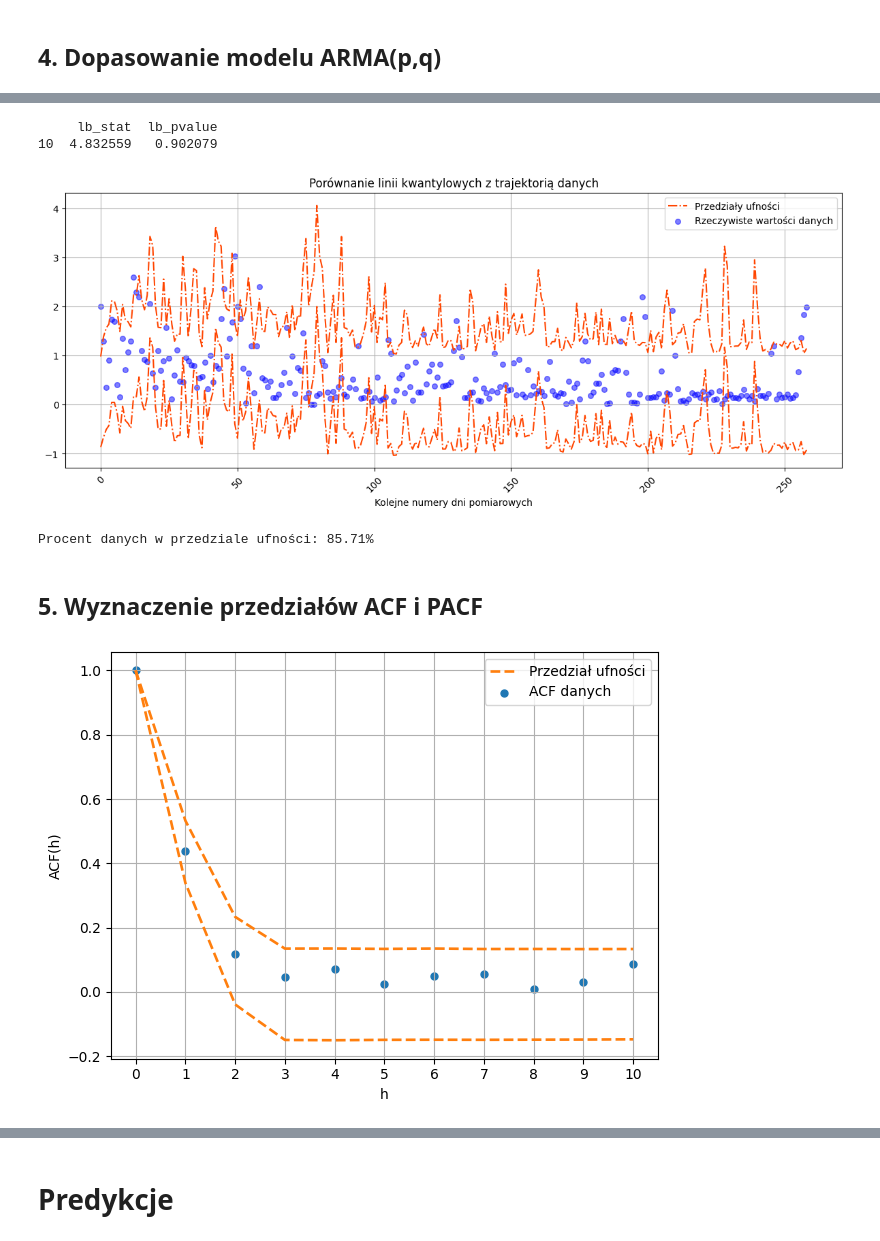
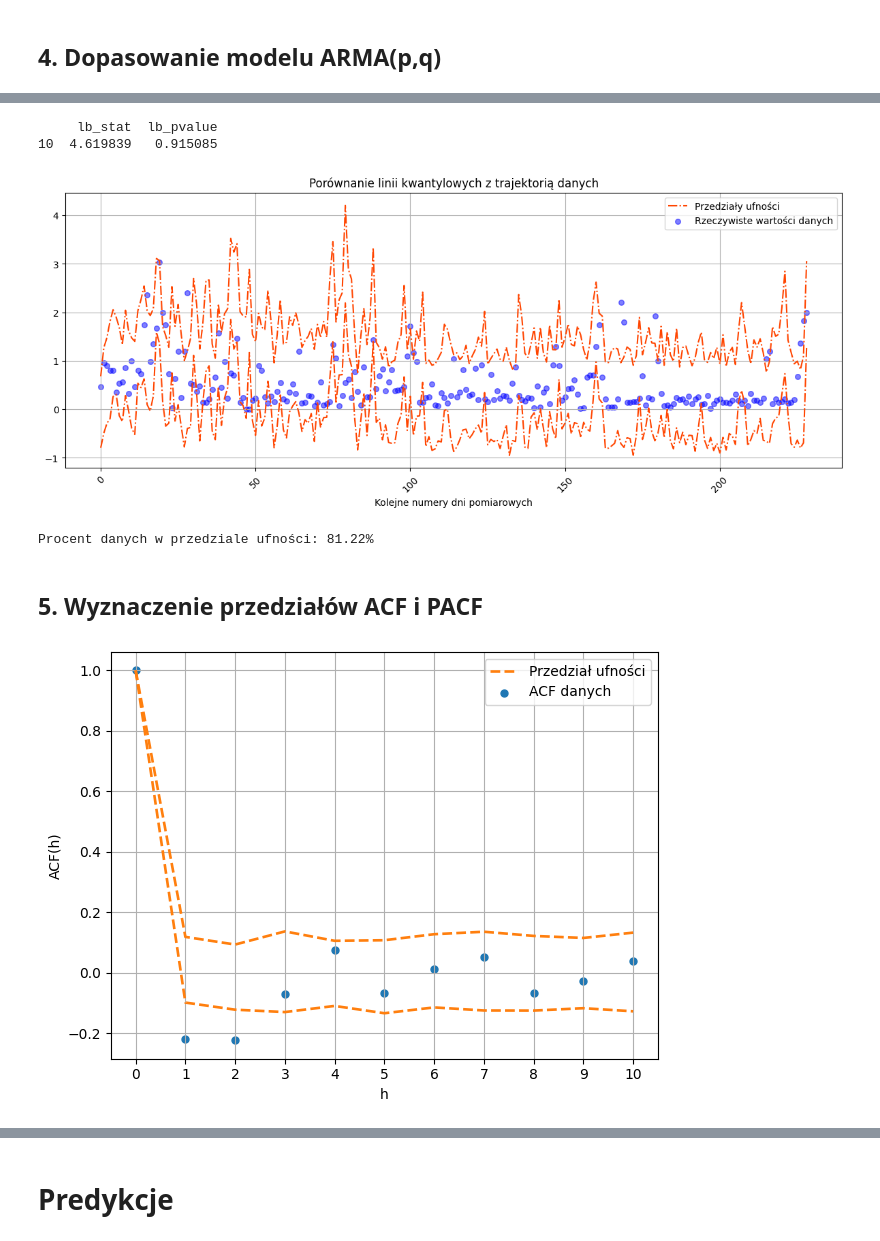
Before and after one commit to MarCodeWaves/Water_pollution_math_modelling, a Jupyter notebook: prez_MDM_kody_z_predykcja.ipynb, the cells around one changed output, grey strips where cells are left out. Drawn from its saved outputs; the diff is of its cells as text; code cells hidden in the pictures.

```diff
--- a/prez_MDM_kody_z_predykcja.ipynb
+++ b/prez_MDM_kody_z_predykcja.ipynb
@@ -201,8 +266,8 @@ plt.show()
 # %%
-X1 = station_data['NH4']
+X1 = station_data1['NH4']
 t_list1 = np.arange(0,(len(X1)),1)
 a, b = np.polyfit(t_list1, X1, deg=1)
-n = len(station_data)
+n = len(station_data1)
 
 X_no_trend1 = np.zeros(n)
 print(len(X1))
@@ -283,10 +346,10 @@ Odrzucamy hipotezę o niestacjonarności. Dane są stacjonarne.
 # %% [markdown]
 ## 2. Podział danych do przyszłej predykcji
 # %%
-train_data1 = station_data[:int(0.9*len(X_no_seasonality1))]
-test_data1 = station_data[int(0.9*len(X_no_seasonality1)):]
+train_data1 = station_data1[:int(0.9*len(station_data1))]
+test_data1= station_data1[int(0.9*len(station_data1)):]
 # %%
-train_data = station_data[:int(0.9*len(station_data))]
-test_data = station_data[int(0.9*len(station_data)):]
+train_data2 = station_data2[:int(0.9*len(station_data2))]
+test_data2 = station_data2[int(0.9*len(station_data2)):]
 # %%
 plt.figure(figsize=(9, 5))
@@ -437,0 +599,16 @@ print(jb_test)
+# %%
+import statsmodels.api as sm
+
+q1 = 3  # Replace with the desired order of MA
+order1 = (0, 0, q1)
+
+# Fit the MA model
+model = sm.tsa.ARIMA(X_no_seasonality1, order=order1)
+fitted_model1 = model.fit()
+
+ma_mparams_1 = fitted_model1.maparams
+
+# Print the model summary
+print(fitted_model1.summary())
+print(fitted_model1.maparams)
+sigma2_1  = 0.2212
@@ -438,11 +633,11 @@ print(jb_test)
 # %%
 from statsmodels.stats.diagnostic import acorr_ljungbox
 
-model = ARIMA(station_data_clean, order=(0, 0, 2))  # MA(2) model
-model_fit = model.fit()
+model1 = ARIMA(station_data_clean1, order=(0, 0, 3))  # MA(2) model
+model_fit1 = model1.fit()
 
-lb_test = acorr_ljungbox(model_fit.resid, lags=[10], return_df=True)
-print(lb_test)
+lb_test1 = acorr_ljungbox(model_fit1.resid, lags=[10], return_df=True)
+print(lb_test1)
 # %% [output]
      lb_stat  lb_pvalue
-10  4.832559   0.902079
+10  4.619839   0.915085
@@ -449,43 +647,44 @@ print(lb_test)
 # %%
-train_data_NH4 = train_data['NH4']
+train_data_NH4_1 = train_data1['NH4']
 
-okres_sez = 30
+okres_sez = 60
 
 # Liczba próbek i długość danych
-N = 100000
-n = len(train_data[okres_sez:])
+N = 100
+n = len(train_data1[okres_sez:])
 
 # Generowanie trajektorii ARMA
-ar_models = [arma_generate_sample(ar=[1], ma=ma_params, nsample=n, scale=np.sqrt(sigma2) ) for _ in range(N)]
-ar_seasonal_models = [ar_model + train_data_NH4[:-okres_sez] for ar_model in ar_models]
+ar_models = [arma_generate_sample(ar=[1], ma= [1]+list(ma_mparams_1[-1:1]), nsample=n, scale=np.sqrt(sigma2_1) ) for _ in range(N)]
+ar_seasonal_models = [ar_model + train_data_NH4_1[:-okres_sez] for ar_model in ar_models]
+
 
 # Obliczanie kwantyli dla przedziału ufności
 alpha = 0.05
 quantiles_lower = np.quantile(ar_seasonal_models, alpha/2, axis=0)
 quantiles_upper = np.quantile(ar_seasonal_models, 1 - alpha/2, axis=0)
 
 # Rysowanie wykresu
 plt.figure(figsize=(12, 5))
 line1, = plt.plot(range(n), quantiles_lower, c='orangered', linewidth=3/2, linestyle="dashdot")
 line2, = plt.plot(range(n), quantiles_upper, c='orangered', linewidth=3/2, linestyle="dashdot")
-line3 = plt.scatter(range(n), train_data_NH4[okres_sez:], s=30, c='blue', alpha=0.5)
+line3 = plt.scatter(range(n), train_data_NH4_1[okres_sez:], s=30, c='blue', alpha=0.5)
 plt.legend([line1, line3], ['Przedziały ufności', 'Rzeczywiste wartości danych'])
 plt.xlabel('Kolejne numery dni pomiarowych')
 plt.grid()
 plt.title("Porównanie linii kwantylowych z trajektorią danych")
 plt.tight_layout()
 plt.xticks(rotation=45)
 plt.show()
 # %% [output]
-[figure, old version]
+[figure, new version]
 # %%
 # Obliczanie procentu danych w przedziale ufności
-in_confidence_interval = np.logical_and(train_data_NH4[okres_sez:] >= quantiles_lower, train_data_NH4[okres_sez:] <= quantiles_upper)
+in_confidence_interval = np.logical_and(train_data_NH4_1[okres_sez:] >= quantiles_lower, train_data_NH4_1[okres_sez:] <= quantiles_upper)
 percentage_in_confidence_interval = np.mean(in_confidence_interval) * 100
 
 print("Procent danych w przedziale ufności: {:.2f}%".format(percentage_in_confidence_interval))
 # %% [output]
-Procent danych w przedziale ufności: 85.71%
+Procent danych w przedziale ufności: 81.22%
 # %% [markdown]
 ## 5. Wyznaczenie przedziałów ACF i PACF
 # %%
@@ -498,7 +697,7 @@ quantiles_upper = np.quantile(correlation_matrix, 1 - alpha/2, axis=0)
 
 line1, = plt.plot(range(h+1), quantiles_lower, linestyle="dashed", color="C1",linewidth=1.9)
 plt.plot(range(h+1), quantiles_upper,  linestyle="dashed", color="C1",linewidth=1.9)
-line2 = plt.scatter(range(h+1), tools.acf(station_data_clean, nlags=h), s=25)
+line2 = plt.scatter(range(h+1), tools.acf(station_data_clean1, nlags=h), s=25)
 plt.xlabel('h')
 plt.ylabel('ACF(h)')
 plt.legend([line1, line2], ['Przedział ufności', 'ACF danych'])
@@ -506,7 +705,7 @@ plt.xticks(ticks=range(0,11))
 plt.grid()
 plt.tight_layout()
 # %% [output]
-[figure, old version]
+[figure, new version]
 # %%
 h= 10
 partial_correlation_matrix = np.array([tools.pacf(m, nlags=h) for m in ar_models])
```
Also changed, not shown: parts of 41 cells of this notebook.
